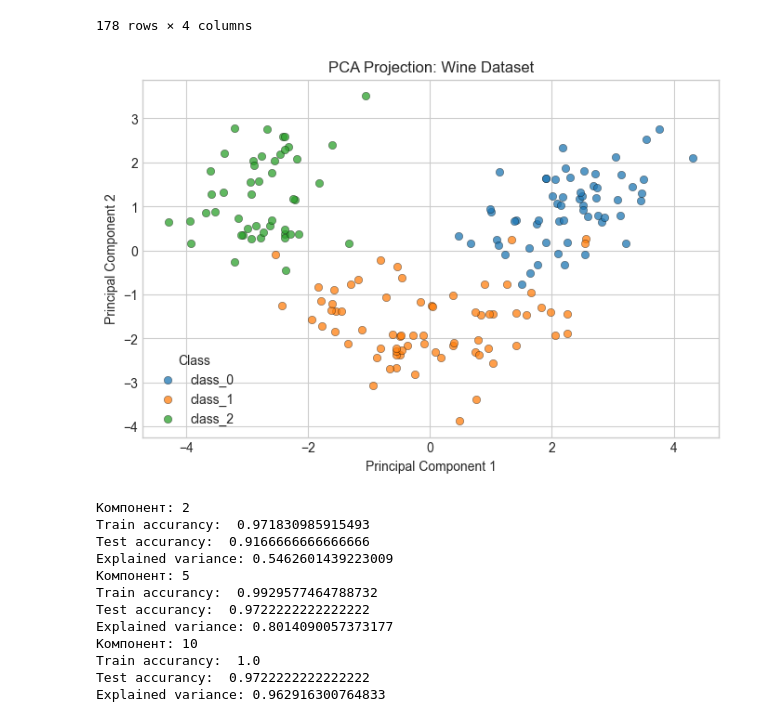
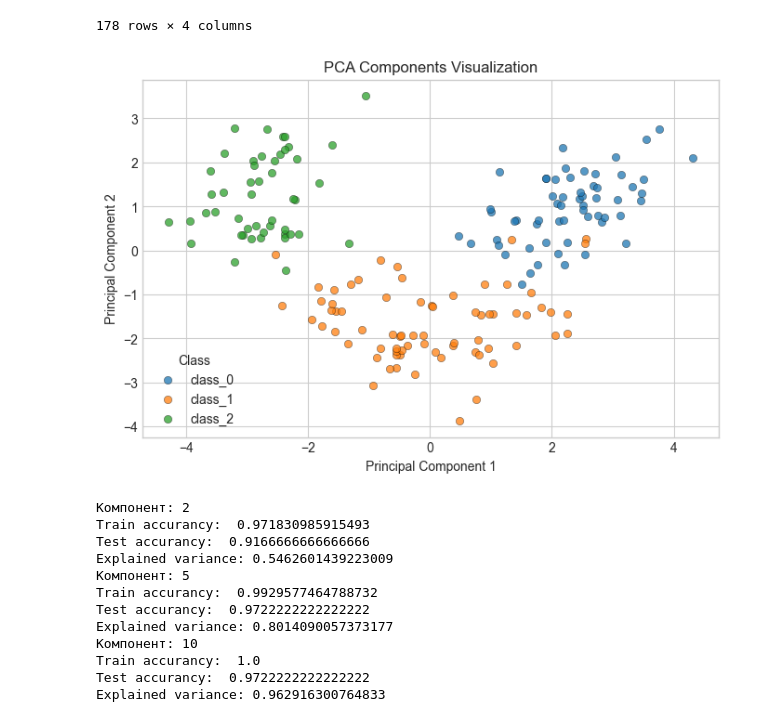
Before and after one commit to AnnaGorova/AI_Python, a Jupyter notebook: homework_16_pca_classification.ipynb, the cells around one changed output. Cells and saved outputs as stored; diff of their text form; code cells hidden in the pictures.

```diff
--- a/homework_16_pca_classification.ipynb
+++ b/homework_16_pca_classification.ipynb
@@ -162,29 +162,29 @@ X_pca_df
 # %%
 fig, ax = plt.subplots(figsize=(8, 5))
 
 for target_value, class_name in enumerate(wine.target_names):
     subset = X_pca_df[X_pca_df["target"] == target_value]
 
     ax.scatter(
         subset["PC 1"],
         subset["PC 2"],
         label = class_name,
         alpha = 0.75,
         edgecolors = "black",
         linewidth=0.3
 
     )
 
-ax.set_title("PCA Projection: Wine Dataset")
+ax.set_title("PCA Components Visualization")
 
 ax.set_xlabel("Principal Component 1")
 ax.set_ylabel("Principal Component 2")
 
 ax.legend(title="Class")
 
 plt.show()
 # %% [output]
-[figure, old version]
+[figure, new version]
 # %%
 from sklearn.linear_model import LogisticRegression
 
```
Also changed, not shown: parts of 1 cell of this notebook, 1 other file.
